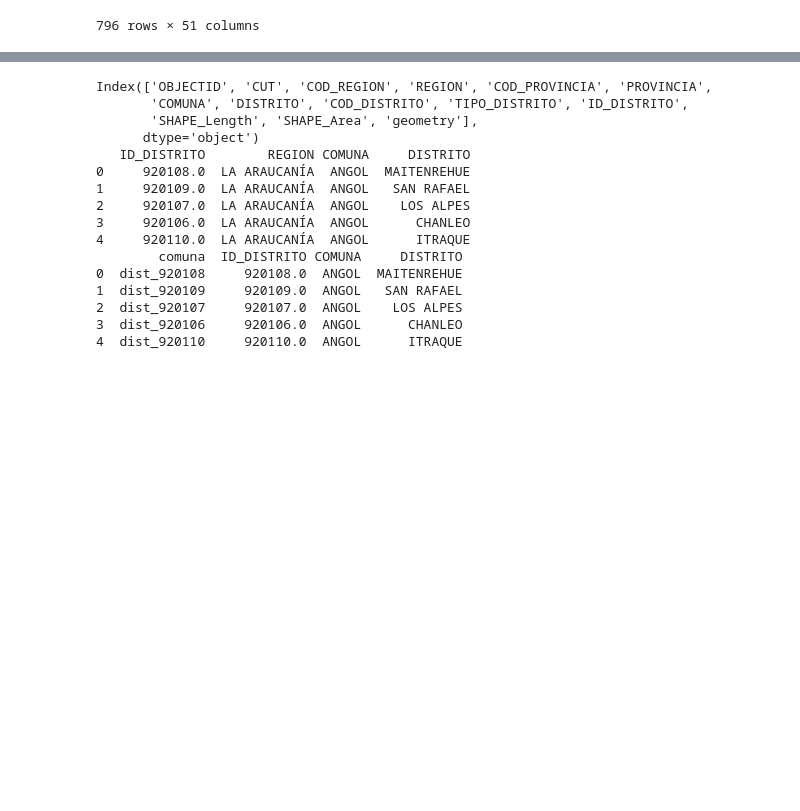
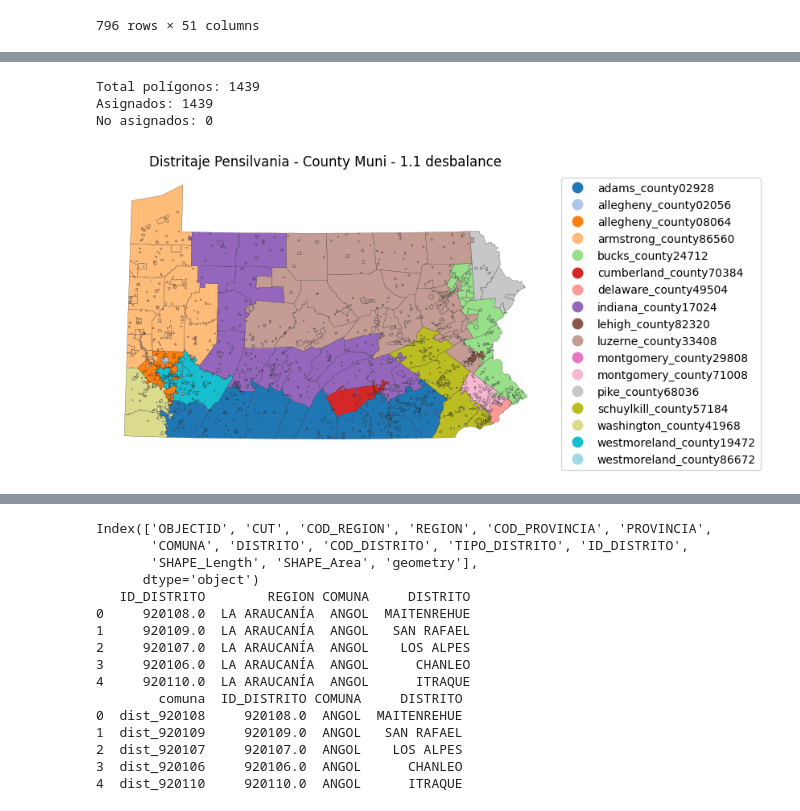
Before and after one commit to Andresdiazdcd/Tesis, a Jupyter notebook: Códigos/Graficos.ipynb, the cells around one changed output, grey strips where cells are left out. Cells and saved outputs as stored; diff of their text form; code cells hidden in the pictures; blank space fills up the shorter version.

```diff
--- a/Códigos/Graficos.ipynb
+++ b/Códigos/Graficos.ipynb
@@ -90,0 +104,13 @@ No asignados: 0
+# %%
+graficar_eeuu_desde_asignaciones_csv(
+    "resultados_eeuu_county_muni/pa_sys/t_012/t_012_asignaciones.csv",
+    "DataEEUU2/pa_paper_county_muni/nodes.geojson",
+    "MAPAS_EEUU_GRAFICOS/mapa_pensilvania_county_muni_t012.png",
+    titulo="Distritaje Pensilvania - County Muni - 1.1 desbalance",
+    col_geo="county_muni"
+)
+# %% [output]
+Total polígonos: 1439
+Asignados: 1439
+No asignados: 0
+[figure, added]
```
Also changed, not shown: parts of 9 cells of this notebook, 10 other files.
